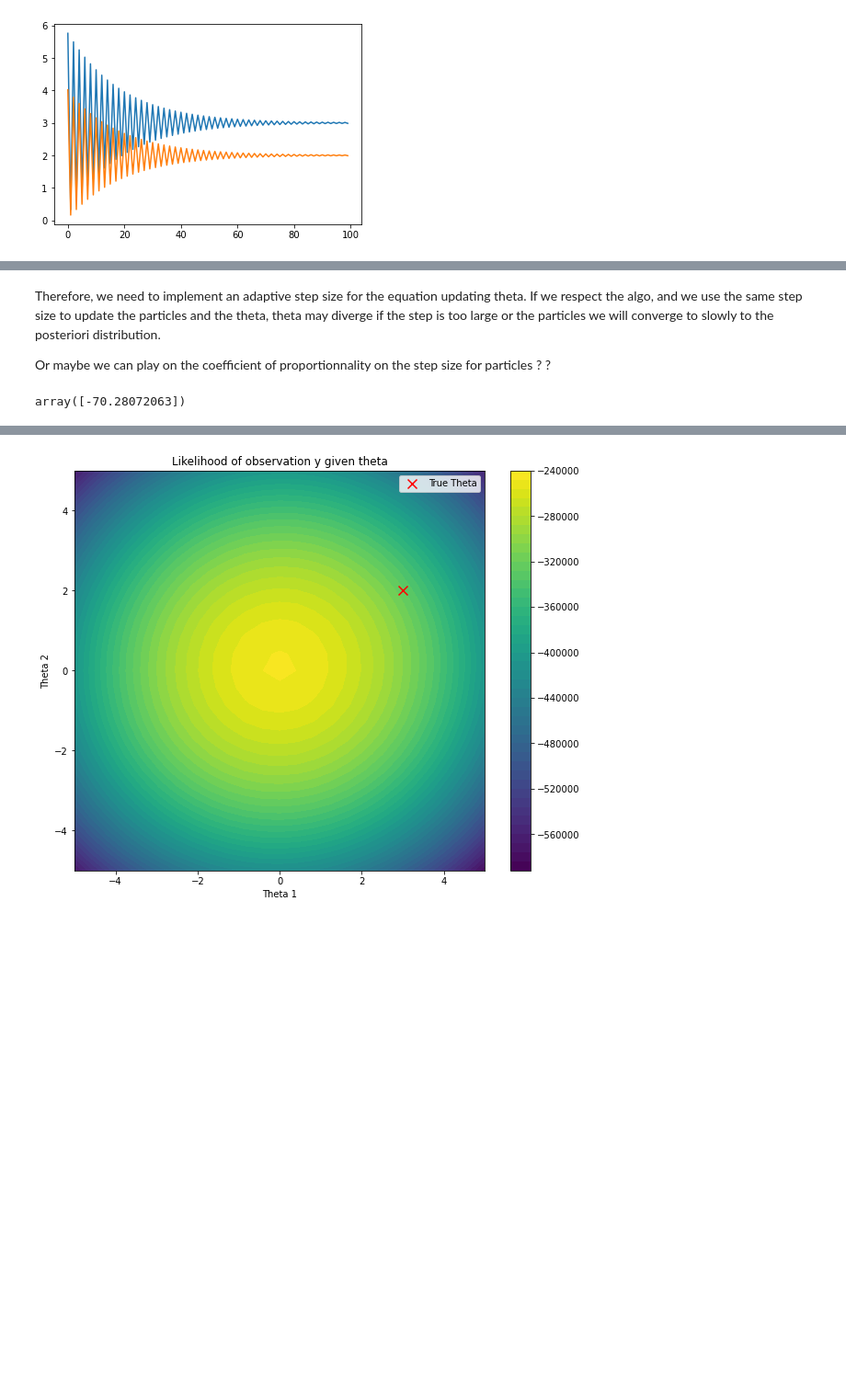
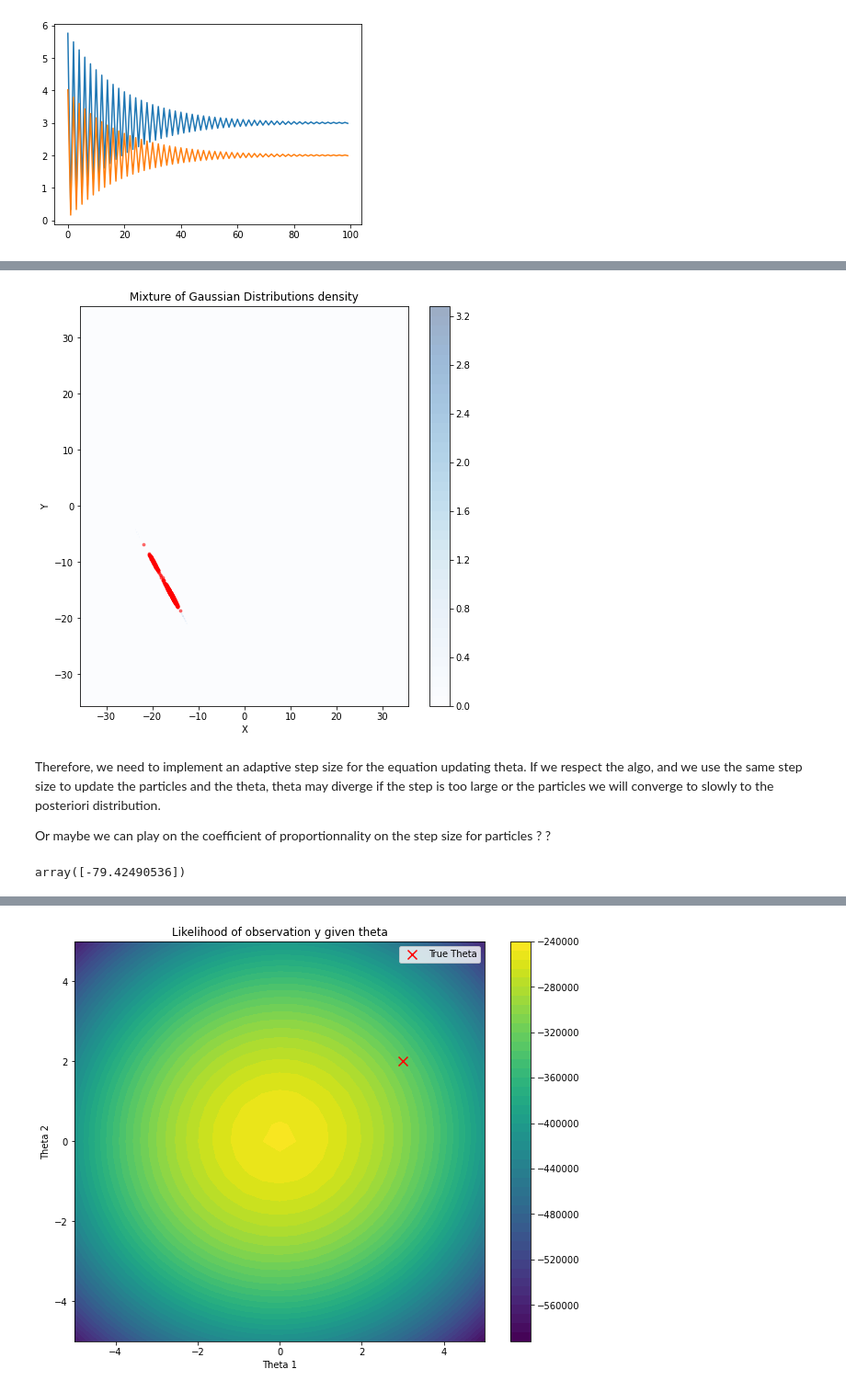
Before and after one commit to PyTomSss/Research_Project-Imperial_College, a Jupyter notebook: Interacting Particles - MMLE/Interacting Particles MMLE - V1 dx = 2.ipynb, the cells around one changed output, grey strips where cells are left out. Shown at 92% size. Cells and saved outputs as stored; diff of their text form; code cells hidden in the pictures; blank space fills up the shorter version.

```diff
--- a/Interacting Particles MMLE copy.ipynb
+++ b/Interacting Particles - MMLE/Interacting Particles MMLE - V1 dx = 2.ipynb
@@ -421,0 +309,29 @@ NameError: name 'centers_test' is not defined
+# %%
+def ULA_exp(sample_init, step_size, nb_iter, centers_prior, covariances_prior, weights_prior, y_obs, sigma_y, true_theta, plot = True):
+
+    #We compute the parameters of the a posteriori, given the parametric statistical model and theta
+    centers_test, covariances_test, weights_test = post_params(true_theta, sigma_y, centers_prior, covariances_prior, weights_prior, y_obs)
+
+    sample_size = sample_init.shape[0]
+    dim_var = sample_init.shape[1]
+
+    traj = np.zeros((nb_iter, sample_size, dim_var))
+
+    for i in range(nb_iter):
+
+        #grad = grad_multimodal_opti(sample_init, weights_test, centers_test, covariances_test)
+        grad = ((1/sigma_y**2) * true_theta[:, np.newaxis] * (y_obs - np.dot(true_theta, sample_init.T))).T
+
+        grad += grad_multimodal_opti(sample_init, weights_prior, centers_prior, covariances_prior)
+
+        sample_init += step_size * grad + np.sqrt(step_size * 2) * np.random.randn(sample_size, dim_var)
+
+        traj[i] = sample_init
+
+    ## we plot the result of the gradient descent
+    generate_multimodal(centers_test, covariances_test, weights_test, sample_init)
+# %%
+sample_init = np.random.randn(1000, 2)
+ULA_exp(sample_init, 0.001, 5000, centers_prior, covariances_prior, weights_prior, y_obs, 0.1, true_theta)
+# %% [output]
+[figure, added]
@@ -426,12 +384,12 @@ Or maybe we can play on the coefficient of proportionnality on the step size for
 # %%
 true_theta = np.array([3, 2])
 
-#x_star = sample_prior(1, centers_prior, covariances_prior, weights_prior)
+x_star = sample_prior(1, centers_prior, covariances_prior, weights_prior)
 
-#y_obs = generate_obs(x_star, true_theta, 0.1)
+y_obs = generate_obs(x_star, true_theta, 0.1)
 
 centers_post, covariances_post, weights_post = post_params(true_theta, 0.1, centers_prior, covariances_prior, weights_prior, y_obs)
 
 y_obs
 # %% [output]
-array([-70.28072063])
+array([-79.42490536])
```
Also changed, not shown: parts of 33 cells of this notebook, 5 other files.
